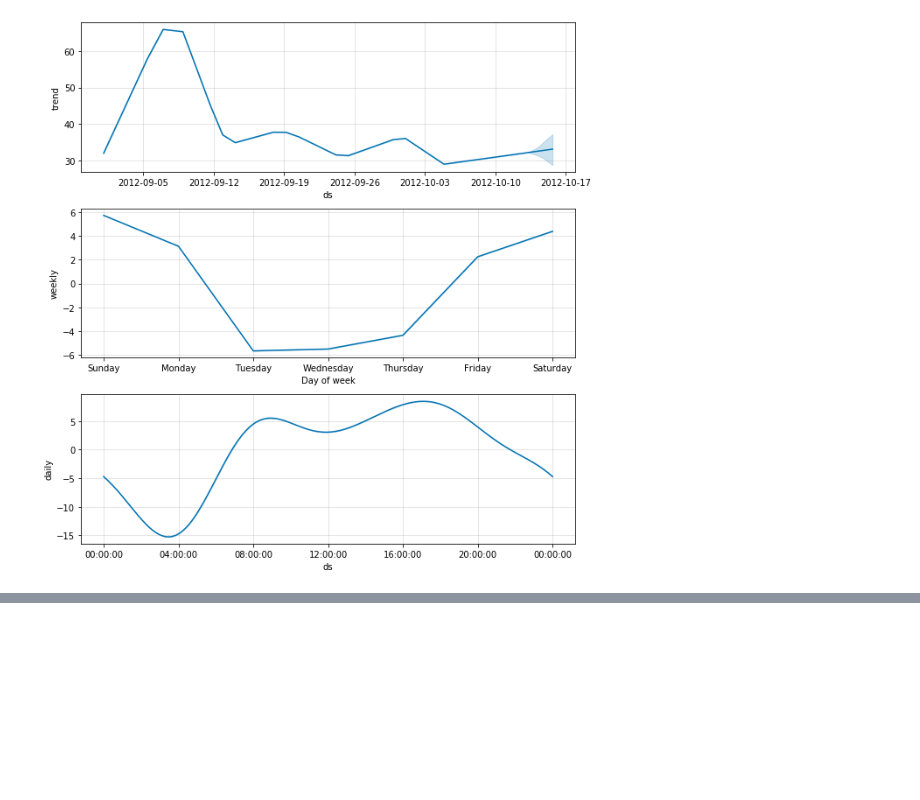
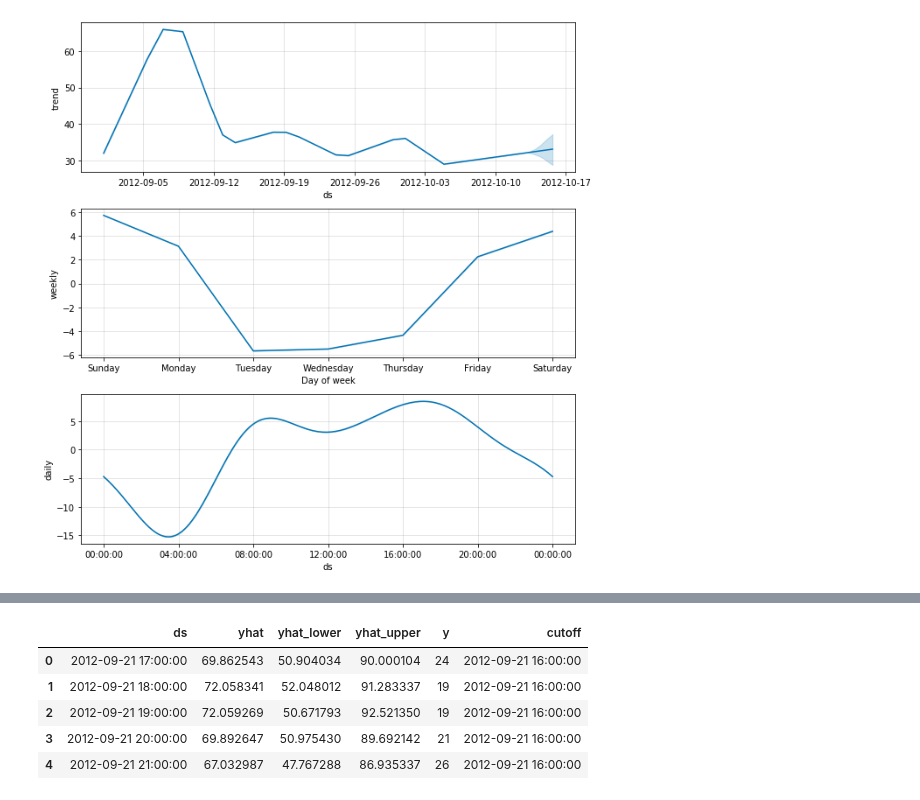
Before and after one commit to aety/insight, a Jupyter notebook: RATP/air/groundLevel/airQualityGround_crossValidate.ipynb, the cells around one changed output, grey strips where cells are left out. Saved outputs shown, nothing was run; the diff lists cells and outputs as text; code cells hidden in the pictures; blank space fills up the shorter version.

```diff
--- a/RATP/air/groundLevel/airQualityGround_crossValidate.ipynb
+++ b/RATP/air/groundLevel/airQualityGround_crossValidate.ipynb
@@ -56,3 +56,9 @@ components_fig = m.plot_components(forecast)
 INFO:fbprophet:Disabling yearly seasonality. Run prophet with yearly_seasonality=True to override this.
 [figure]
 [figure]
+# %%
+# PROPHET validation
+from fbprophet.diagnostics import cross_validation
+df_cv = cross_validation(m, initial='20 days', period='2 days', horizon = '3 days') # horizon: forecast ; initial: training (default: 3x horizon);
+df_cv.head()
+# %% [output]
@@ -58,0 +66,6 @@ INFO:fbprophet:Disabling yearly seasonality. Run prophet with yearly_seasonality
+|  | ds | yhat | yhat_lower | yhat_upper | y | cutoff |
+| 0 | 2012-09-21 17:00:00 | 69.862543 | 50.904034 | 90.000104 | 24 | 2012-09-21 16:00:00 |
+| 1 | 2012-09-21 18:00:00 | 72.058341 | 52.048012 | 91.283337 | 19 | 2012-09-21 16:00:00 |
+| 2 | 2012-09-21 19:00:00 | 72.059269 | 50.671793 | 92.521350 | 19 | 2012-09-21 16:00:00 |
+| 3 | 2012-09-21 20:00:00 | 69.892647 | 50.975430 | 89.692142 | 21 | 2012-09-21 16:00:00 |
+| 4 | 2012-09-21 21:00:00 | 67.032987 | 47.767288 | 86.935337 | 26 | 2012-09-21 16:00:00 |
```
Also changed, not shown: parts of 2 cells of this notebook.
